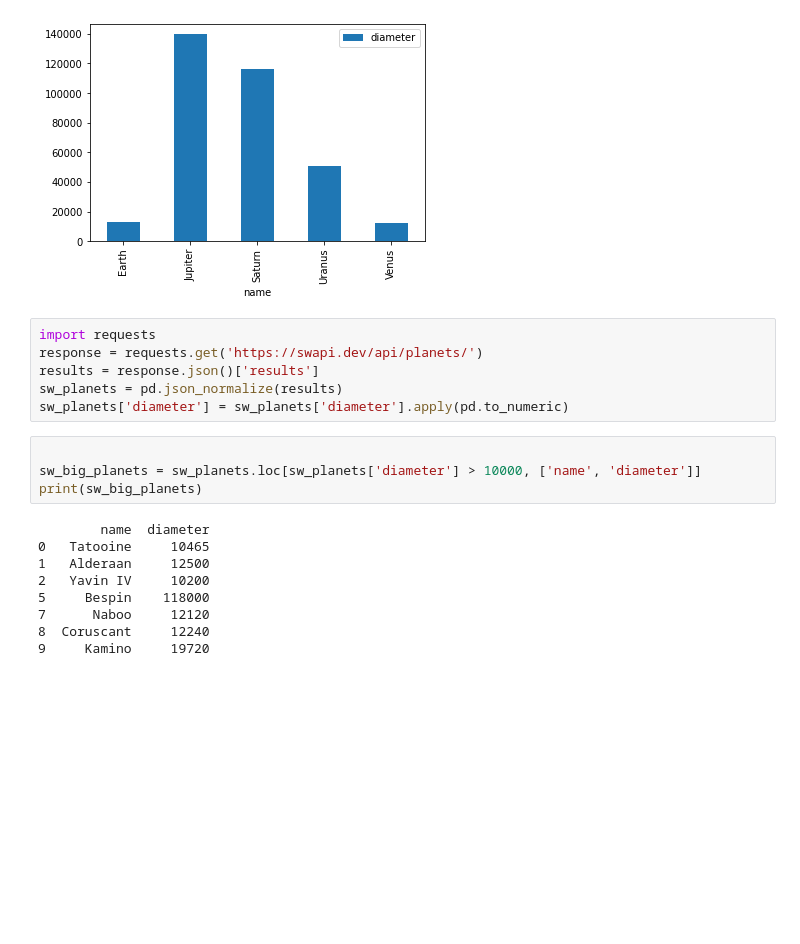
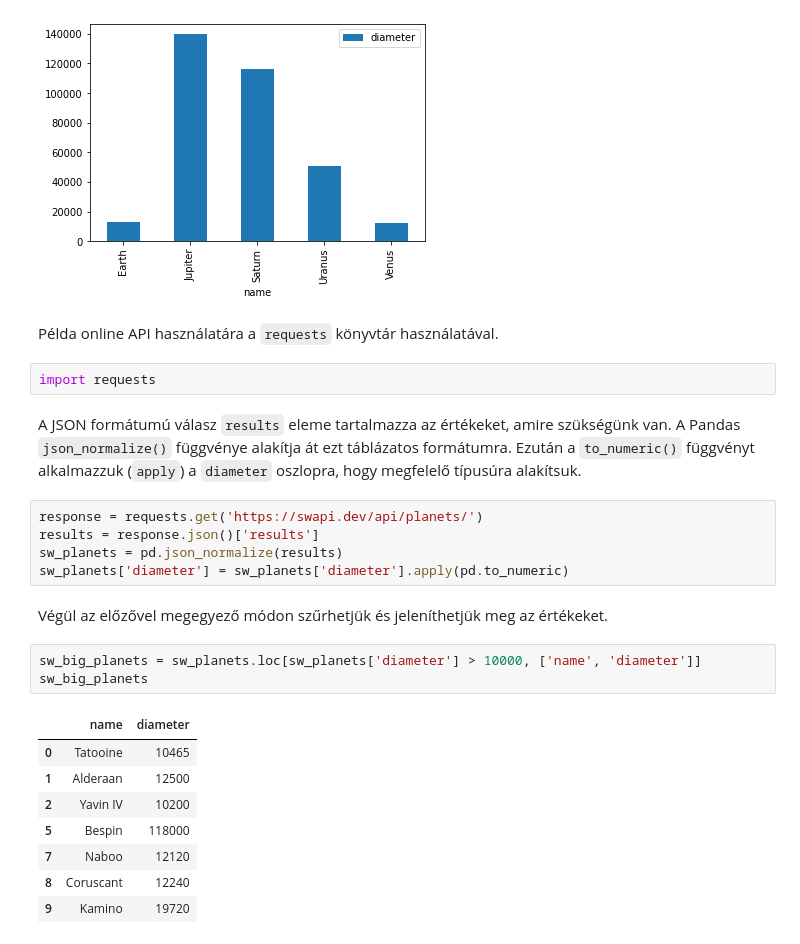
Before and after one commit to nandordevai/python-dataviz, a Jupyter notebook: Pandas.ipynb, the cells around one changed output. Saved outputs shown, nothing was run; the diff lists cells and outputs as text; blank space fills up the shorter version.

Commit message:
update Pandas notebook with more examples & notes

```diff
--- a/Pandas.ipynb
+++ b/Pandas.ipynb
@@ -55,22 +134,28 @@ big_planets.plot.bar(x='name', y='diameter')
 # %% [output]
 <AxesSubplot:xlabel='name'>
 [figure]
+# %% [markdown]
+Példa online API használatára a `requests` könyvtár használatával.
+# %%
+import requests
+# %% [markdown]
+A JSON formátumú válasz `results` eleme tartalmazza az értékeket, amire szükségünk van. A Pandas `json_normalize()` függvénye alakítja át ezt táblázatos formátumra. Ezután a `to_numeric()` függvényt alkalmazzuk (`apply`) a `diameter` oszlopra, hogy megfelelő típusúra alakítsuk.
 # %%
-import requests
 response = requests.get('https://swapi.dev/api/planets/')
 results = response.json()['results']
 sw_planets = pd.json_normalize(results)
 sw_planets['diameter'] = sw_planets['diameter'].apply(pd.to_numeric)
+# %% [markdown]
+Végül az előzővel megegyező módon szűrhetjük és jeleníthetjük meg az értékeket.
 # %%
-
 sw_big_planets = sw_planets.loc[sw_planets['diameter'] > 10000, ['name', 'diameter']]
-print(sw_big_planets)
+sw_big_planets
 # %% [output]
-        name  diameter
-0   Tatooine     10465
-1   Alderaan     12500
-2   Yavin IV     10200
-5     Bespin    118000
-7      Naboo     12120
-8  Coruscant     12240
-9     Kamino     19720
+|  | name | diameter |
+| 0 | Tatooine | 10465 |
+| 1 | Alderaan | 12500 |
+| 2 | Yavin IV | 10200 |
+| 5 | Bespin | 118000 |
+| 7 | Naboo | 12120 |
+| 8 | Coruscant | 12240 |
+| 9 | Kamino | 19720 |
```
Also changed, not shown: parts of 18 cells of this notebook.
